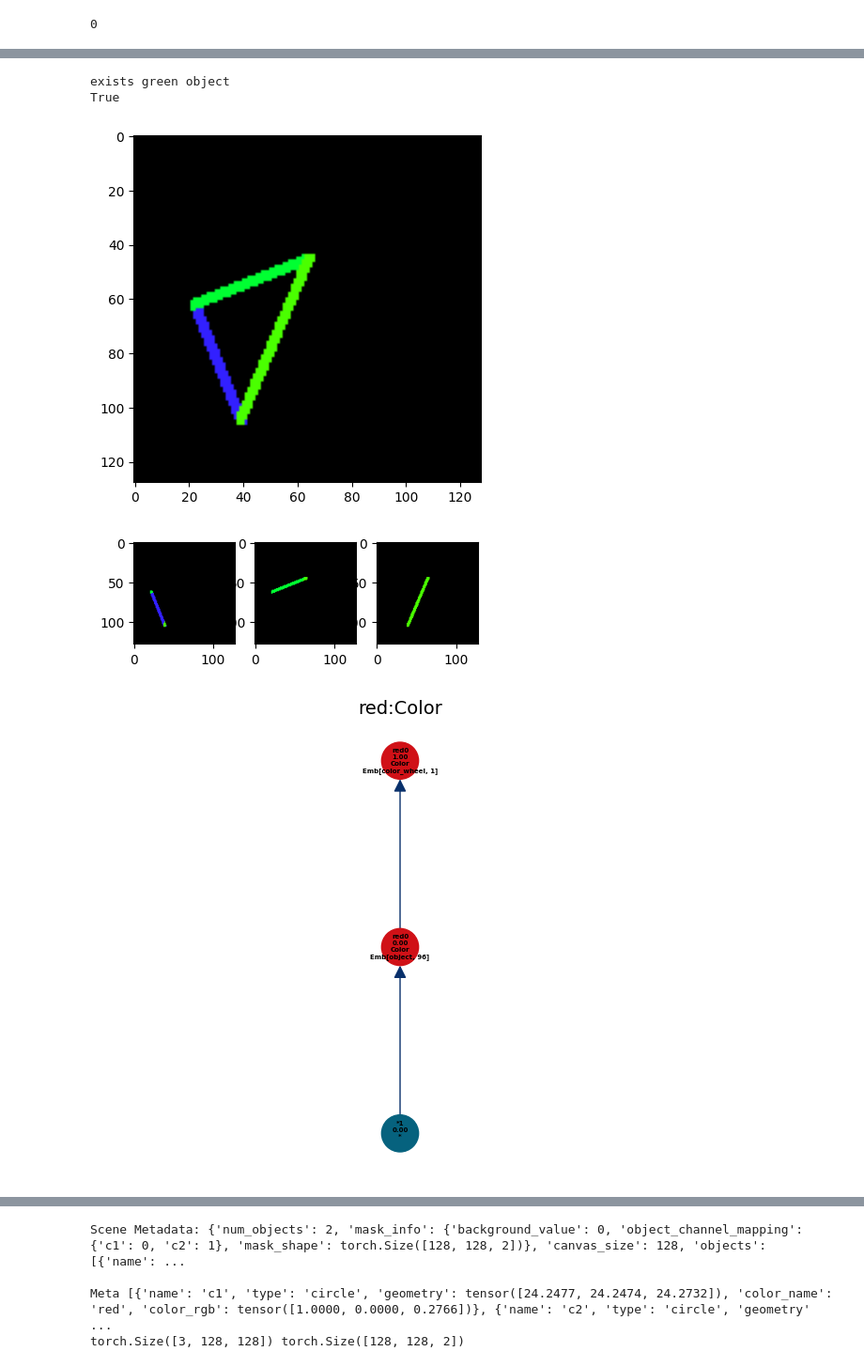
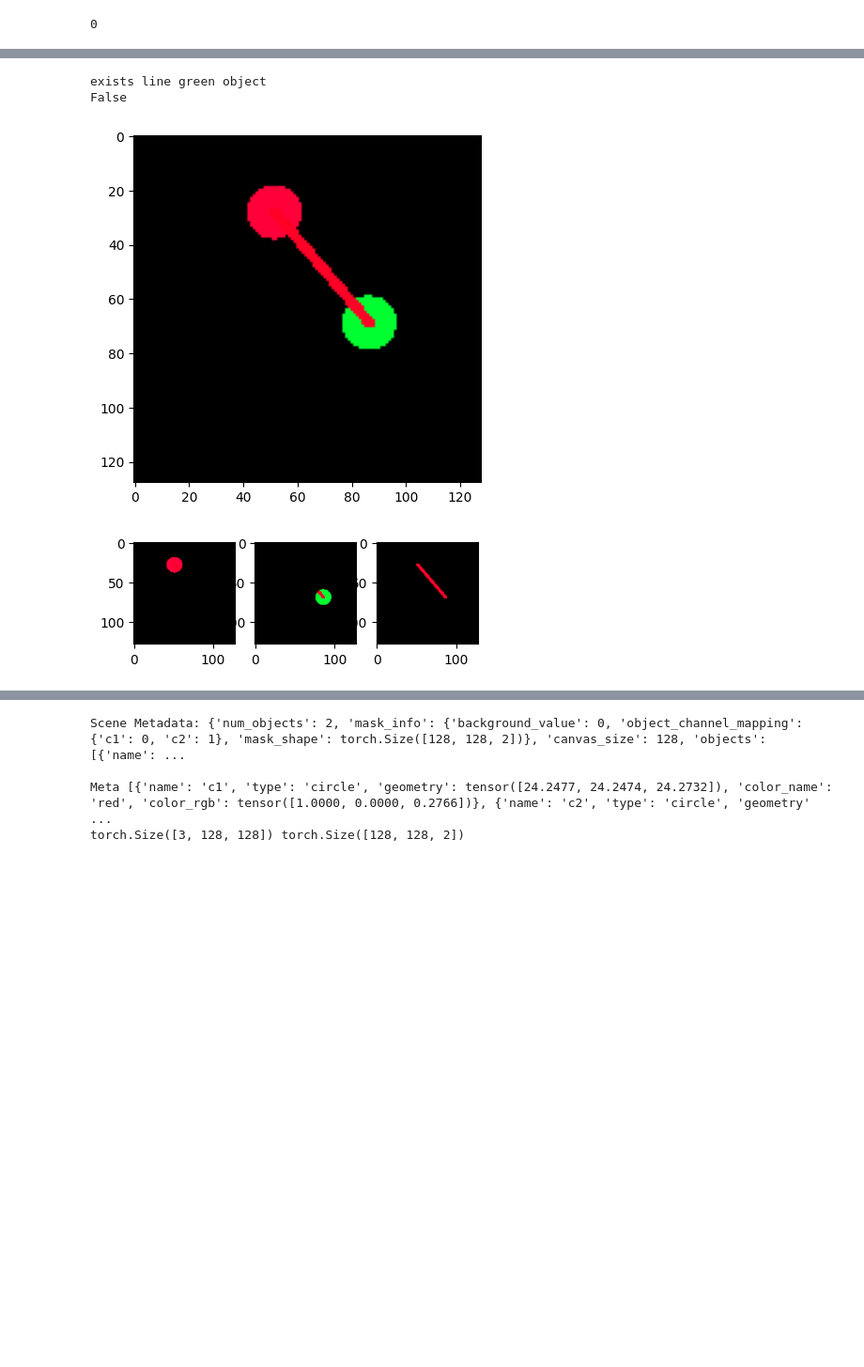
Before and after one commit to ZongjingLi/MetaLearner, a Jupyter notebook: debug_euclid.ipynb, the cells around one changed output, grey strips where cells are left out. Shown at 94% size. Drawn from its saved outputs; the diff is of its cells as text; code cells hidden in the pictures; blank space fills up the shorter version.

```diff
--- a/debug_euclid.ipynb
+++ b/debug_euclid.ipynb
@@ -5,7 +5,7 @@ import matplotlib.pyplot as plt
 
 from datasets.primitive.euclid_dataset.euclid_scenes import save_euclid_dataset, load_euclid_dataset, EuclidDatasetUnwrapped
 root = "/Users/sunyiqi/Documents/Datasets/euclid/"
-train_euclid_dataset = load_euclid_dataset(root + "train", length = 16384 // 6)
+train_euclid_dataset = load_euclid_dataset(root + "train", length = 16384 // 2)
 #train_euclid_dataset = load_euclid_dataset(root + "test", length = 128)
 test_euclid_dataset = load_euclid_dataset(root + "test", length = 64)
 print(len(train_euclid_dataset))
@@ -97,12 +92,12 @@ learner = MetaLearner([])
 learner.load_ckpt("outputs/checkpoints/euclid")
 
 learner.cheat = 1
-learner.executor.verbose = 1
+learner.executor.verbose = 0
 learner.executor.cut = 2
 learner.executor.extended_non_effective(True)
 
 
-idx = 7
+idx = 2
 grounding = train_euclid_dataset[idx]["grounding"]
 img = grounding["image"]
 segments = grounding["segment"]
@@ -121,12 +116,16 @@ for i in range(n):
     plt.subplot(a + 1,4,i + 1)
 
     plt.imshow(segments[:,:,i][...,None] * img)
+plt.show()
 
-plt.show()
-for tag in ["red", "green", "blue", "line", "circle"]:
-    program = f"filter(objects(), {tag})"
+
+for tag in ["red", "green", "blue", ]:
+    program = f"filter(objects(), 'lambda x => {tag}(color(x))')"
 
     measure, loss = learner.executor.evaluate(program, grounding)
     #print(measure)
     print(f"{tag} filter:",measure.value[:,0] > 0)
+
+for tag in ["line", "circle"]:
+    pass
 # %% [output]
@@ -137,5 +149,4 @@ for tag in ["red", "green", "blue", "line", "circle"]:
-exists green object
-True
+exists line green object
+False
-[figure, old version]
+[figure, new version]
-[figure, old version]
+[figure, new version]
-[figure, removed]
```
Also changed, not shown: parts of 5 cells of this notebook, 29 other files.
